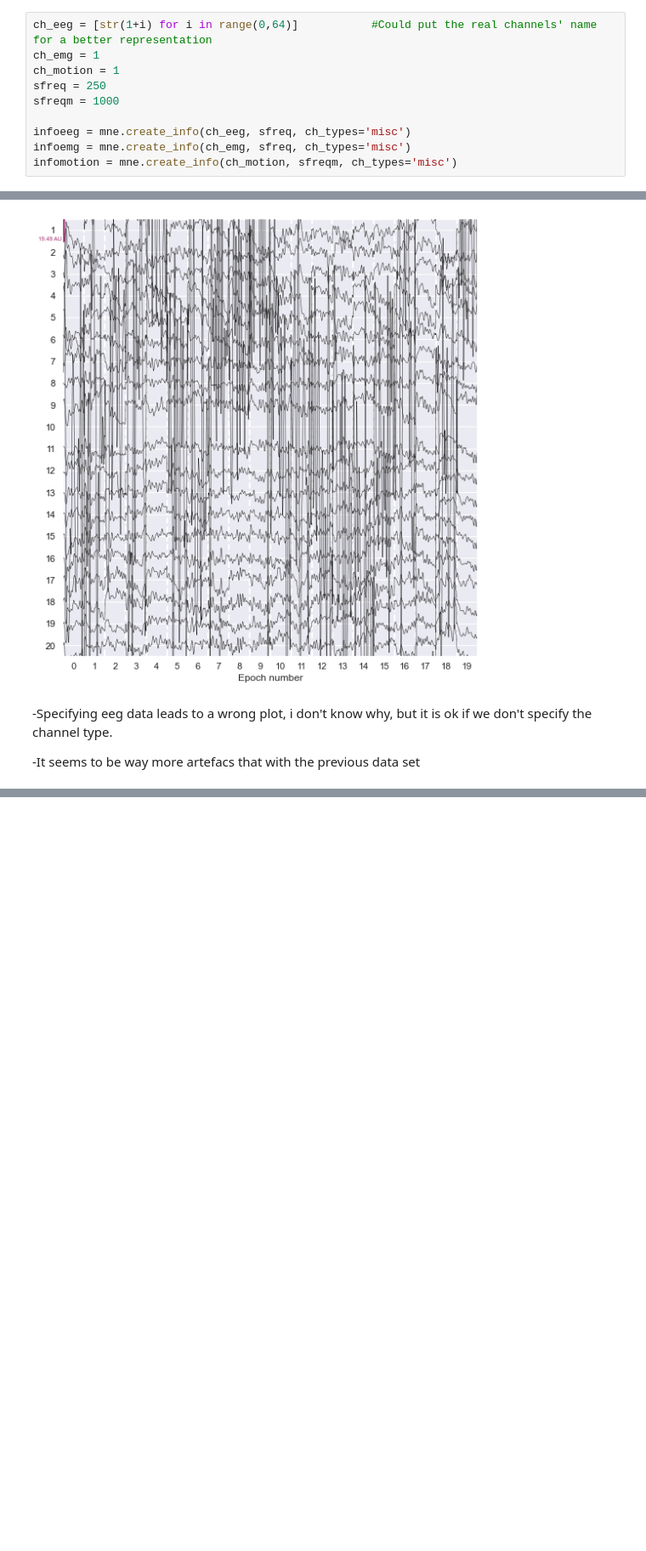
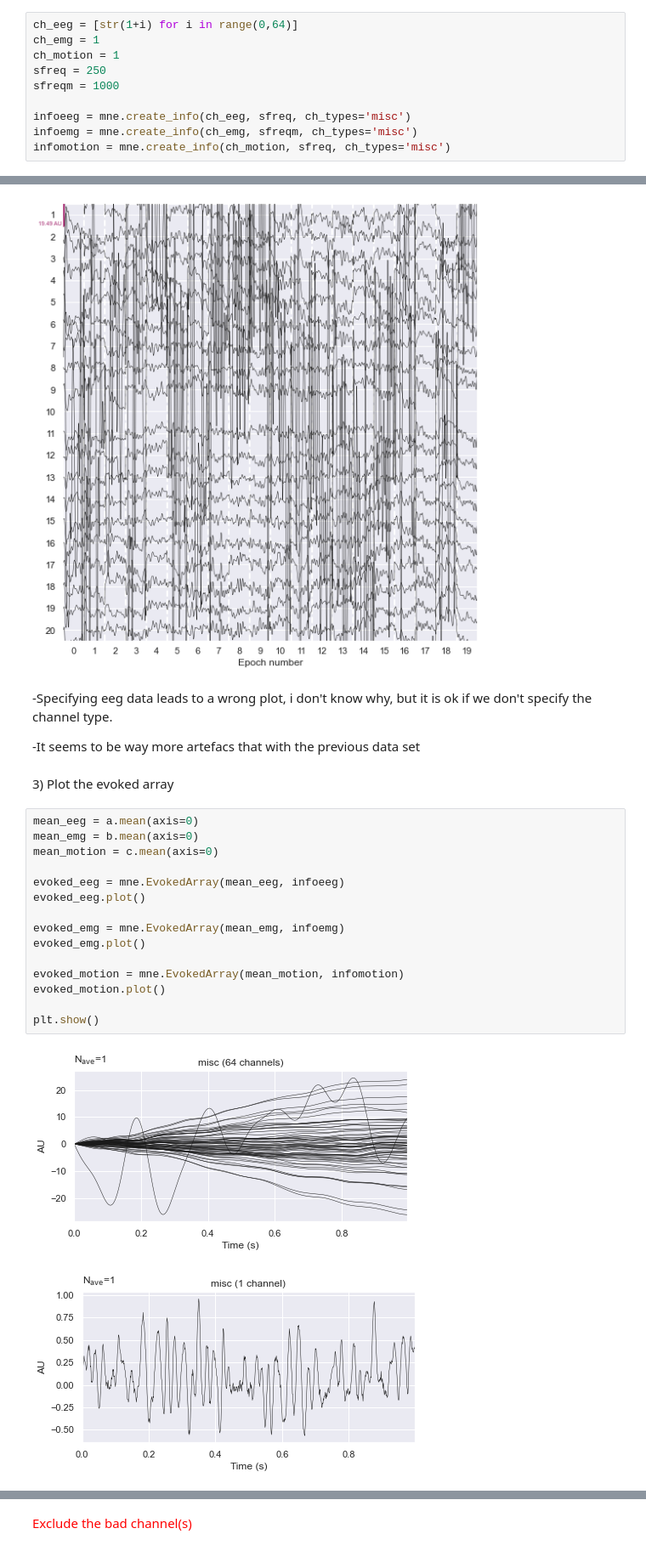
Before and after one commit to lukasgehrke/2021-fastReach, a Jupyter notebook: data/willy_test/15_03_Pilot_Data_Exploration.ipynb, the cells around one changed output, grey strips where cells are left out. Shown: that part at 85% size. Cells and saved outputs as stored; diff of their text form; blank space fills up the shorter version.

```diff
--- a/data/willy_test/15_03_Pilot_Data_Exploration.ipynb
+++ b/data/willy_test/15_03_Pilot_Data_Exploration.ipynb
@@ -25,12 +25,12 @@ From here we got: eeg (64, 250, 99), emg (1000, 99) and motion (250, 99)
 
 <u/>1) Creation of the info<u/>
 # %%
-ch_eeg = [str(1+i) for i in range(0,64)]           #Could put the real channels' name for a better representation
+ch_eeg = [str(1+i) for i in range(0,64)]
 ch_emg = 1
 ch_motion = 1
 sfreq = 250
 sfreqm = 1000
 
 infoeeg = mne.create_info(ch_eeg, sfreq, ch_types='misc')
-infoemg = mne.create_info(ch_emg, sfreq, ch_types='misc')
-infomotion = mne.create_info(ch_motion, sfreqm, ch_types='misc')
+infoemg = mne.create_info(ch_emg, sfreqm, ch_types='misc')
+infomotion = mne.create_info(ch_motion, sfreq, ch_types='misc')
@@ -84,3 +86,23 @@ Using matplotlib as 2D backend.
 <b/> -Specifying eeg data leads to a wrong plot, i don't know why, but it is ok if we don't specify the channel type.<b/>
 
    <b/>  -It seems to be way more artefacs that with the previous data set<b/>
+# %% [markdown]
+<u/>3) Plot the evoked array<u/>
+# %%
+mean_eeg = a.mean(axis=0)
+mean_emg = b.mean(axis=0)
+mean_motion = c.mean(axis=0)
+
+evoked_eeg = mne.EvokedArray(mean_eeg, infoeeg)
+evoked_eeg.plot()
+
+evoked_emg = mne.EvokedArray(mean_emg, infoemg)
+evoked_emg.plot()
+
+evoked_motion = mne.EvokedArray(mean_motion, infomotion)
+evoked_motion.plot()
+
+plt.show()
+# %% [output]
+[figure, added]
+[figure, added]
@@ -86,0 +110,2 @@ Using matplotlib as 2D backend.
+# %% [markdown]
+<font color='red'>Exclude the bad channel(s)</font>
```
Also changed, not shown: parts of 9 cells of this notebook.
